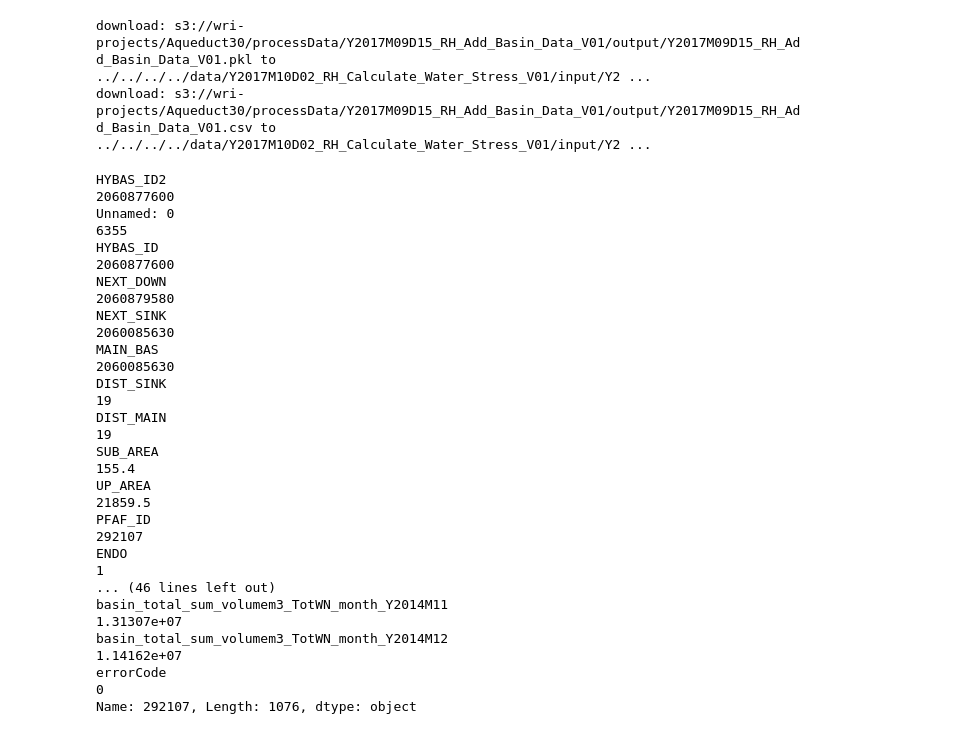
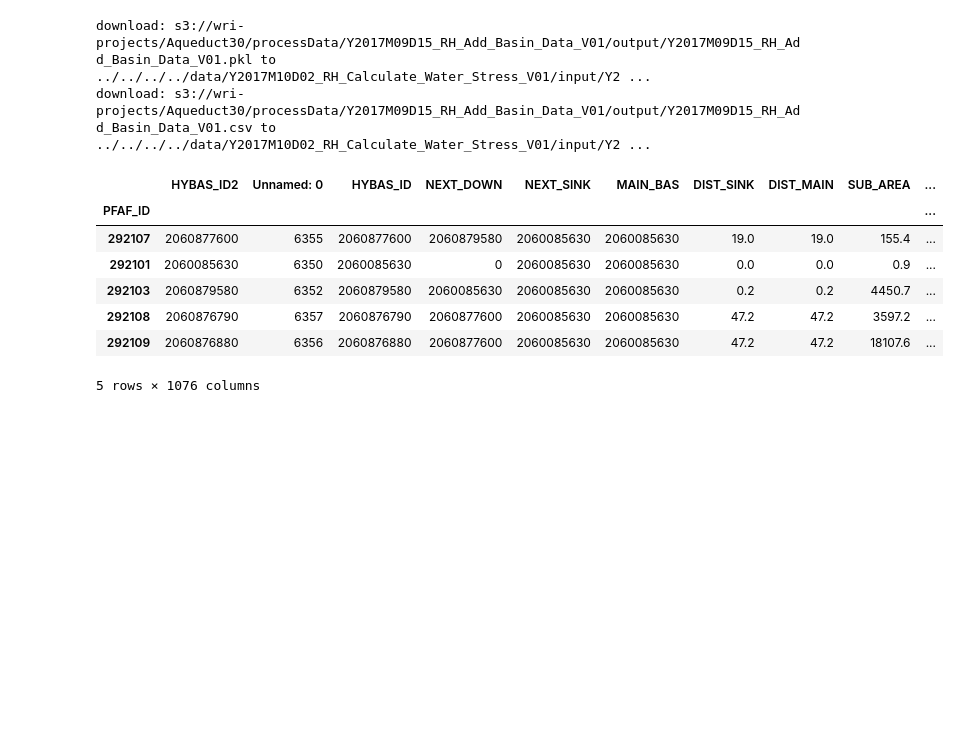
Before and after one commit to wri/Aqueduct30Docker, a Jupyter notebook: notebooks/production/Y2017M10D02_RH_Calculate_Water_Stress_V01.ipynb, the cells around one changed output. Drawn from its saved outputs; the diff is of its cells as text; code cells hidden in the pictures; blank space fills up the shorter version.

```diff
--- a/notebooks/production/Y2017M10D02_RH_Calculate_Water_Stress_V01.ipynb
+++ b/notebooks/production/Y2017M10D02_RH_Calculate_Water_Stress_V01.ipynb
@@ -15,12 +15,14 @@ Y2017M10D03 UTC 10:13
 # %%
 S3_INPUT_PATH = "s3://wri-projects/Aqueduct30/processData/Y2017M09D15_RH_Add_Basin_Data_V01/output/"
+S3_OUTPUT_PATH = "s3://wri-projects/Aqueduct30/processData/Y2017M10D02_RH_Calculate_Water_Stress_V01/output/"
 
 EC2_INPUT_PATH = "/volumes/data/Y2017M10D02_RH_Calculate_Water_Stress_V01/input"
 EC2_OUTPUT_PATH = "/volumes/data/Y2017M10D02_RH_Calculate_Water_Stress_V01/output"
 
 INPUT_FILENAME = "Y2017M09D15_RH_Add_Basin_Data_V01"
+OUTPUT_FILENAME = "Y2017M10D02_RH_Calculate_Water_Stress_V01"
 
-TEST_BASIN = 292107
+TEST_BASINS = [292107,292101,292103,292108,292109]
 # %% [markdown]
 Read Pickle file instead of csv
 # %%
@@ -40,24 +42,15 @@ import pandas as pd
 # %%
 dfBasins = pd.read_pickle(os.path.join(EC2_INPUT_PATH,INPUT_FILENAME+".pkl"))
 # %%
-test = dfBasins.loc[TEST_BASIN]
+dfSelection = dfBasins.loc[TEST_BASINS]
-# %%
-test
-# %% [output]
-HYBAS_ID2                                                                               2060877600
-Unnamed: 0                                                                                    6355
-HYBAS_ID                                                                                2060877600
-NEXT_DOWN                                                                               2060879580
-NEXT_SINK                                                                               2060085630
-MAIN_BAS                                                                                2060085630
-DIST_SINK                                                                                       19
-DIST_MAIN                                                                                       19
-SUB_AREA                                                                                     155.4
-UP_AREA                                                                                    21859.5
-PFAF_ID                                                                                     292107
-ENDO                                                                                             1
-... (46 lines left out)
-basin_total_sum_volumem3_TotWN_month_Y2014M11                                          1.31307e+07
-basin_total_sum_volumem3_TotWN_month_Y2014M12                                          1.14162e+07
-errorCode                                                                                        0
-Name: 292107, Length: 1076, dtype: object
+# %%
+dfSelection
+# %% [output]
+|  | HYBAS_ID2 | Unnamed: 0 | HYBAS_ID | NEXT_DOWN | NEXT_SINK | MAIN_BAS | DIST_SINK | DIST_MAIN | SUB_AREA | ... |
+| PFAF_ID |  |  |  |  |  |  |  |  |  | ... |
+| 292107 | 2060877600 | 6355 | 2060877600 | 2060879580 | 2060085630 | 2060085630 | 19.0 | 19.0 | 155.4 | ... |
+| 292101 | 2060085630 | 6350 | 2060085630 | 0 | 2060085630 | 2060085630 | 0.0 | 0.0 | 0.9 | ... |
+| 292103 | 2060879580 | 6352 | 2060879580 | 2060085630 | 2060085630 | 2060085630 | 0.2 | 0.2 | 4450.7 | ... |
+| 292108 | 2060876790 | 6357 | 2060876790 | 2060877600 | 2060085630 | 2060085630 | 47.2 | 47.2 | 3597.2 | ... |
+| 292109 | 2060876880 | 6356 | 2060876880 | 2060877600 | 2060085630 | 2060085630 | 47.2 | 47.2 | 18107.6 | ... |
+5 rows × 1076 columns
```
Also changed, not shown: parts of 18 cells of this notebook, 3 other files.
